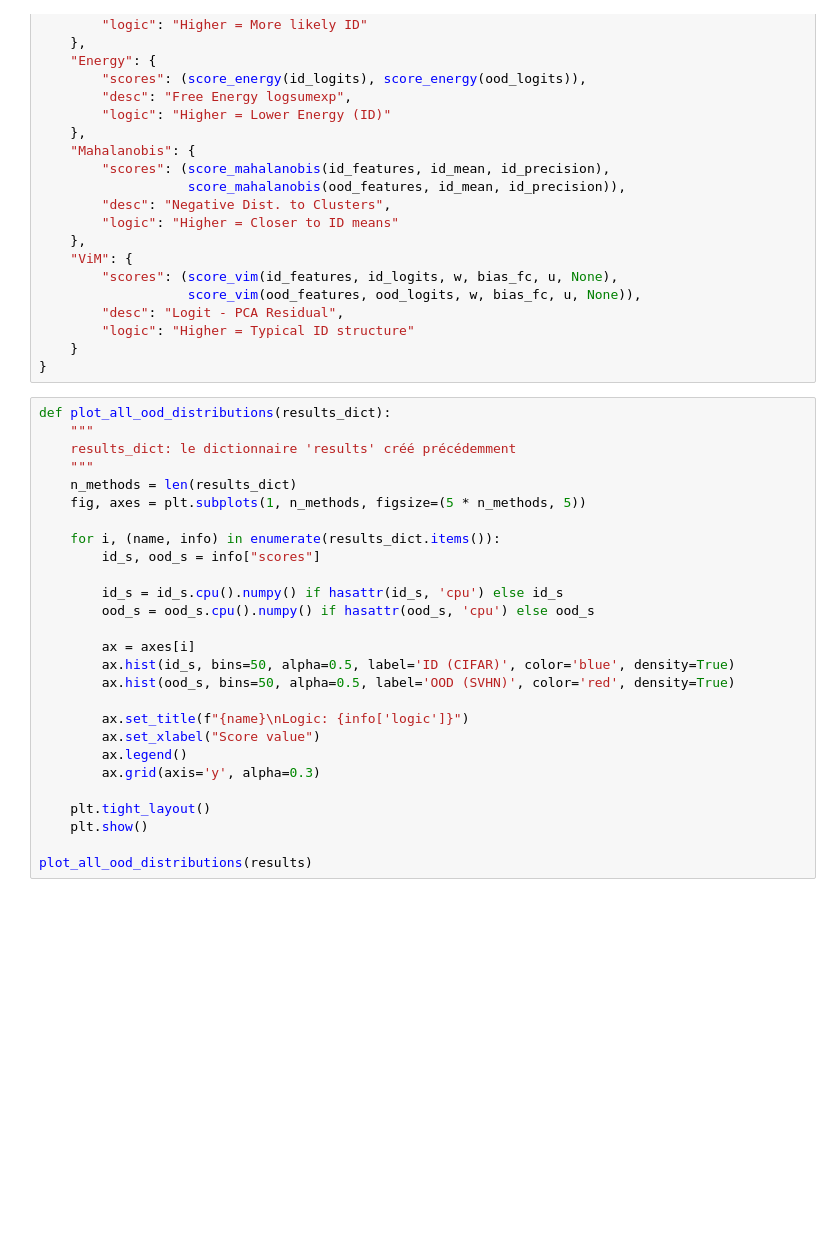
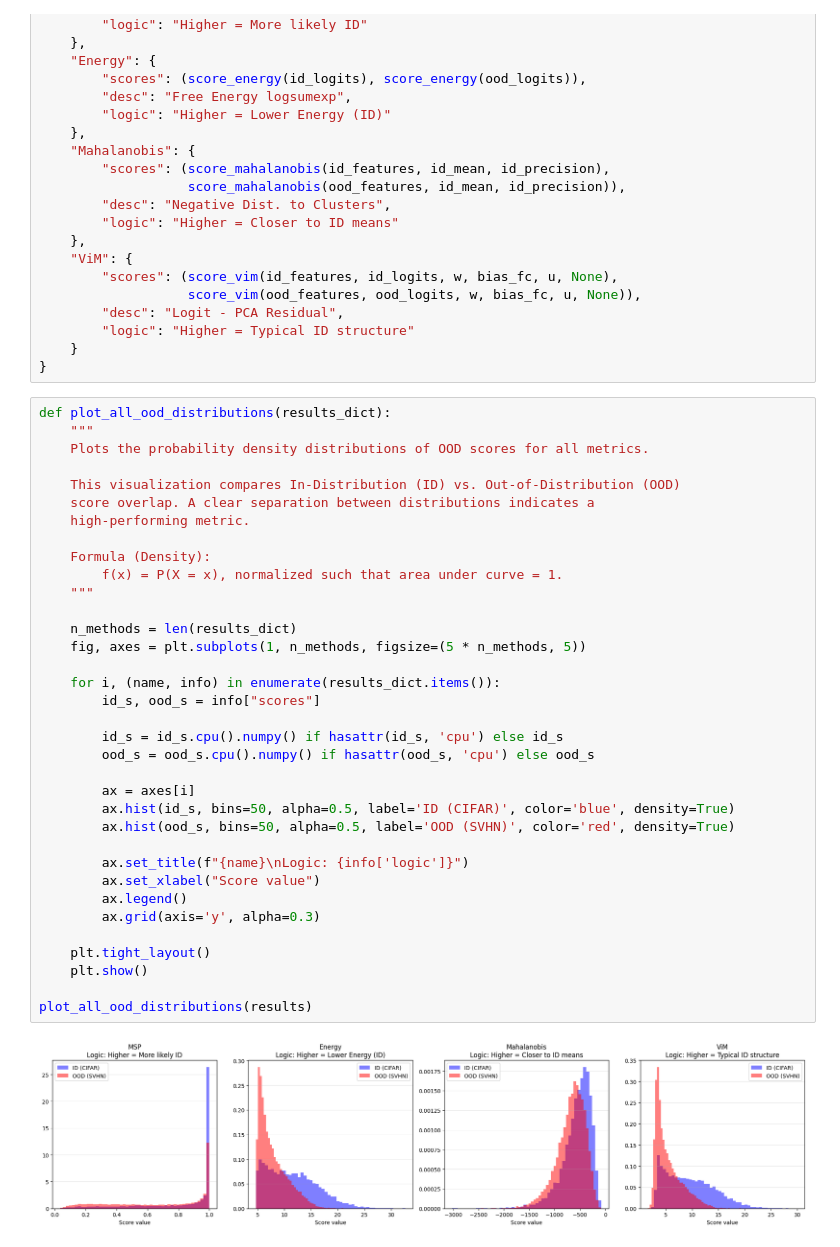
Before and after one commit to Enzo-py/CV_project, a Jupyter notebook: compare_ood.ipynb, the cells around one changed output. Cells and saved outputs as stored; diff of their text form; blank space fills up the shorter version.

```diff
--- a/compare_ood.ipynb
+++ b/compare_ood.ipynb
@@ -148,28 +163,38 @@ results = {
 # %%
 def plot_all_ood_distributions(results_dict):
     """
-    results_dict: le dictionnaire 'results' créé précédemment
+    Plots the probability density distributions of OOD scores for all metrics.
+
+    This visualization compares In-Distribution (ID) vs. Out-of-Distribution (OOD)
+    score overlap. A clear separation between distributions indicates a
+    high-performing metric.
+
+    Formula (Density):
+        f(x) = P(X = x), normalized such that area under curve = 1.
     """
+
     n_methods = len(results_dict)
     fig, axes = plt.subplots(1, n_methods, figsize=(5 * n_methods, 5))
 
     for i, (name, info) in enumerate(results_dict.items()):
         id_s, ood_s = info["scores"]
 
         id_s = id_s.cpu().numpy() if hasattr(id_s, 'cpu') else id_s
         ood_s = ood_s.cpu().numpy() if hasattr(ood_s, 'cpu') else ood_s
 
         ax = axes[i]
         ax.hist(id_s, bins=50, alpha=0.5, label='ID (CIFAR)', color='blue', density=True)
         ax.hist(ood_s, bins=50, alpha=0.5, label='OOD (SVHN)', color='red', density=True)
 
         ax.set_title(f"{name}\nLogic: {info['logic']}")
         ax.set_xlabel("Score value")
         ax.legend()
         ax.grid(axis='y', alpha=0.3)
 
     plt.tight_layout()
     plt.show()
 
 plot_all_ood_distributions(results)
+# %% [output]
+[figure, added]
 # %%
```
Also changed, not shown: parts of 6 cells of this notebook, 4 other files.
